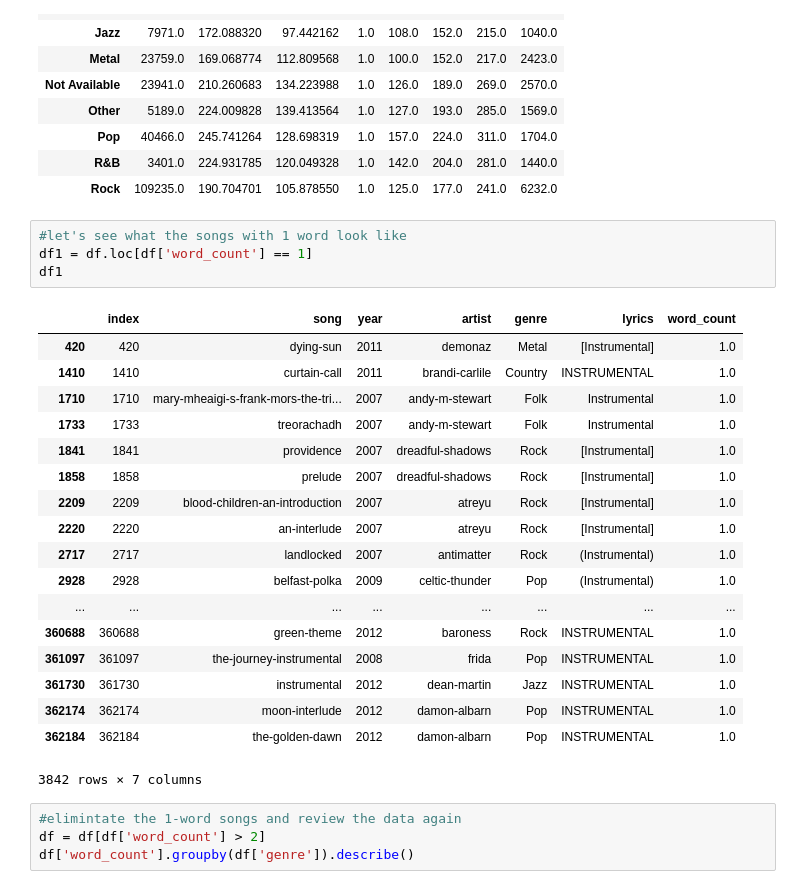
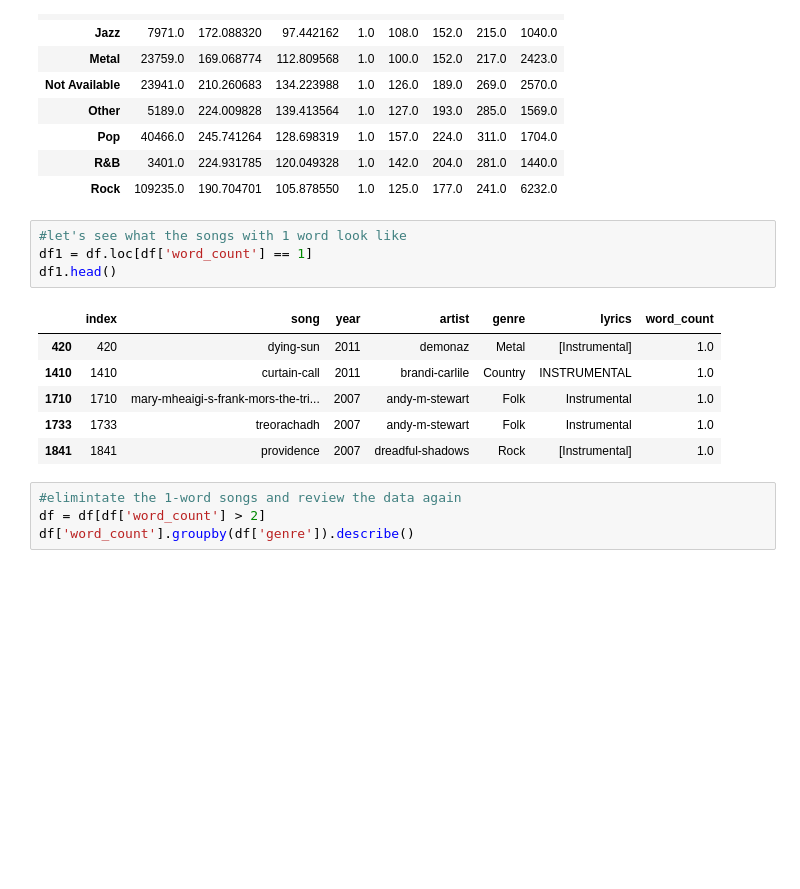
Before and after one commit to HuseyinUtkuASLAN/NLP_Lyric_Clustering, a Jupyter notebook: main.ipynb, the cells around one changed output. Cells and saved outputs as stored; diff of their text form; blank space fills up the shorter version.

```diff
--- a/main.ipynb
+++ b/main.ipynb
@@ -78,26 +78,14 @@ df['word_count'].groupby(df['genre']).describe()
 # %%
 #let's see what the songs with 1 word look like
 df1 = df.loc[df['word_count'] == 1]
-df1
+df1.head()
 # %% [output]
 |  | index | song | year | artist | genre | lyrics | word_count |
 | 420 | 420 | dying-sun | 2011 | demonaz | Metal | [Instrumental] | 1.0 |
 | 1410 | 1410 | curtain-call | 2011 | brandi-carlile | Country | INSTRUMENTAL | 1.0 |
 | 1710 | 1710 | mary-mheaigi-s-frank-mors-the-tri... | 2007 | andy-m-stewart | Folk | Instrumental | 1.0 |
 | 1733 | 1733 | treorachadh | 2007 | andy-m-stewart | Folk | Instrumental | 1.0 |
 | 1841 | 1841 | providence | 2007 | dreadful-shadows | Rock | [Instrumental] | 1.0 |
-| 1858 | 1858 | prelude | 2007 | dreadful-shadows | Rock | [Instrumental] | 1.0 |
-| 2209 | 2209 | blood-children-an-introduction | 2007 | atreyu | Rock | [Instrumental] | 1.0 |
-| 2220 | 2220 | an-interlude | 2007 | atreyu | Rock | [Instrumental] | 1.0 |
-| 2717 | 2717 | landlocked | 2007 | antimatter | Rock | (Instrumental) | 1.0 |
-| 2928 | 2928 | belfast-polka | 2009 | celtic-thunder | Pop | (Instrumental) | 1.0 |
-| ... | ... | ... | ... | ... | ... | ... | ... |
-| 360688 | 360688 | green-theme | 2012 | baroness | Rock | INSTRUMENTAL | 1.0 |
-| 361097 | 361097 | the-journey-instrumental | 2008 | frida | Pop | INSTRUMENTAL | 1.0 |
-| 361730 | 361730 | instrumental | 2012 | dean-martin | Jazz | INSTRUMENTAL | 1.0 |
-| 362174 | 362174 | moon-interlude | 2012 | damon-albarn | Pop | INSTRUMENTAL | 1.0 |
-| 362184 | 362184 | the-golden-dawn | 2012 | damon-albarn | Pop | INSTRUMENTAL | 1.0 |
-3842 rows × 7 columns
 # %%
 #elimintate the 1-word songs and review the data again
 df = df[df['word_count'] > 2]
```
Also changed, not shown: parts of 13 cells of this notebook.
